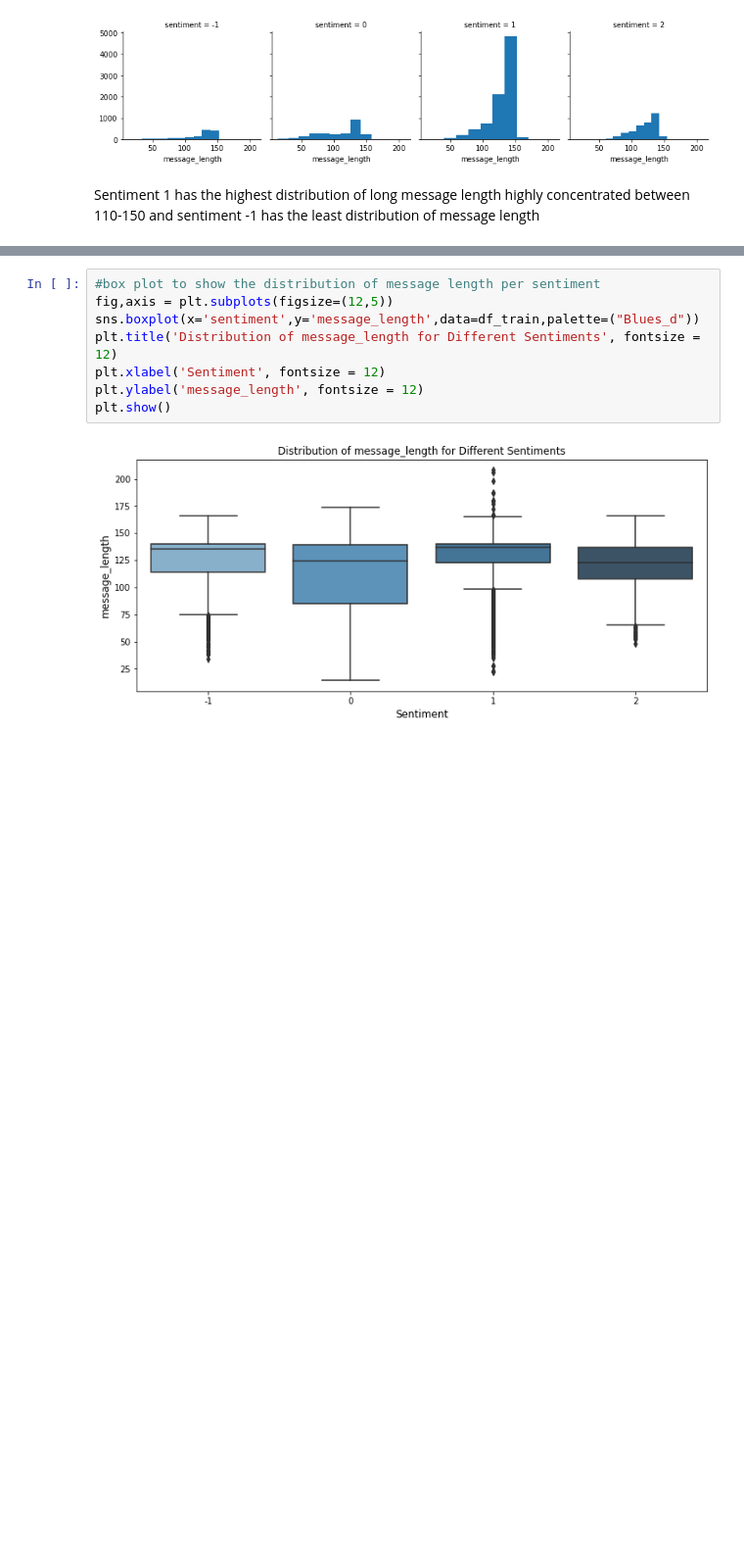
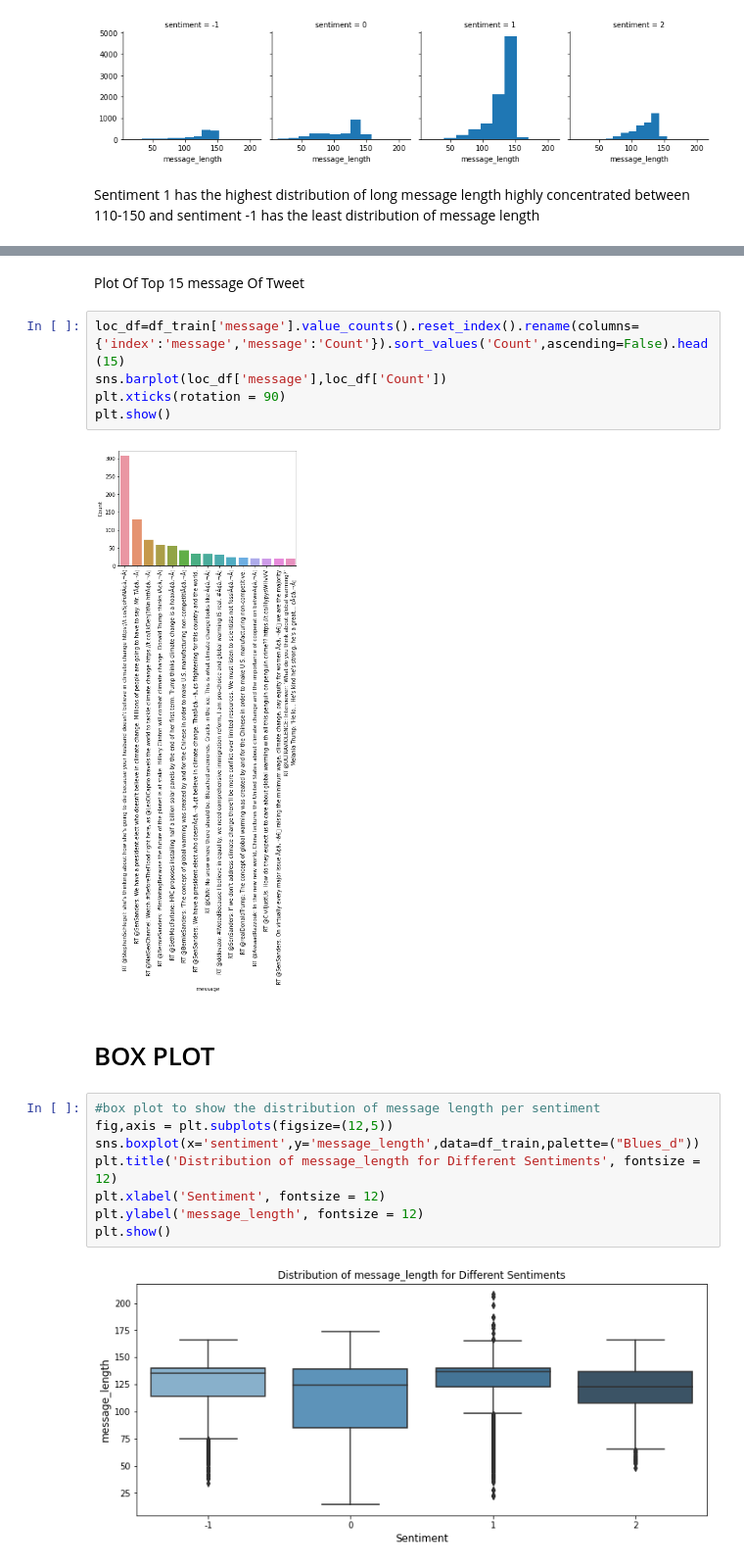
Before and after one commit to TEAMCBB3Classificationpredict/predict-notebook, a Jupyter notebook: EDSA CLIMATE NOTEBOOK.ipynb, the cells around one changed output, grey strips where cells are left out. Shown at 98% size. Saved outputs shown, nothing was run; the diff lists cells and outputs as text; blank space fills up the shorter version.

```diff
--- a/EDSA CLIMATE NOTEBOOK.ipynb
+++ b/EDSA CLIMATE NOTEBOOK.ipynb
@@ -344,3 +377,14 @@ df_train[features].hist(figsize=(10,10));
+# %% [markdown]
+Plot Of Top 15 message Of Tweet
+# %%
+loc_df=df_train['message'].value_counts().reset_index().rename(columns={'index':'message','message':'Count'}).sort_values('Count',ascending=False).head(15)
+sns.barplot(loc_df['message'],loc_df['Count'])
+plt.xticks(rotation = 90)
+plt.show()
+# %% [output]
+[figure, added]
+# %% [markdown]
+#  BOX PLOT
 # %%
 #box plot to show the distribution of message length per sentiment
 fig,axis = plt.subplots(figsize=(12,5))
```
Also changed, not shown: parts of 35 cells of this notebook.
